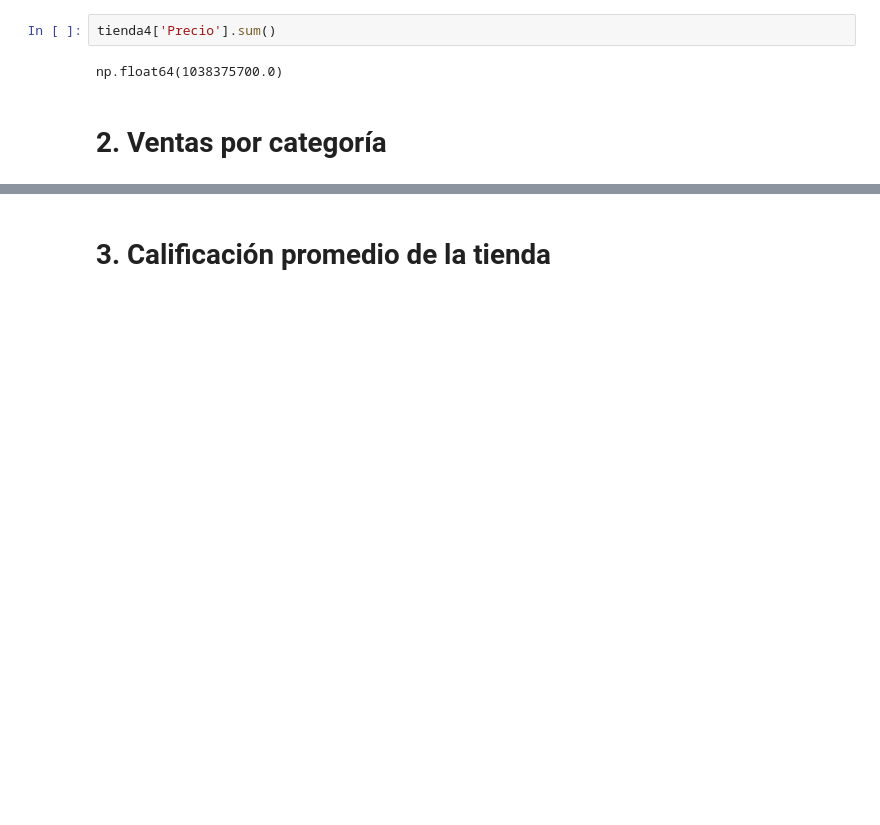
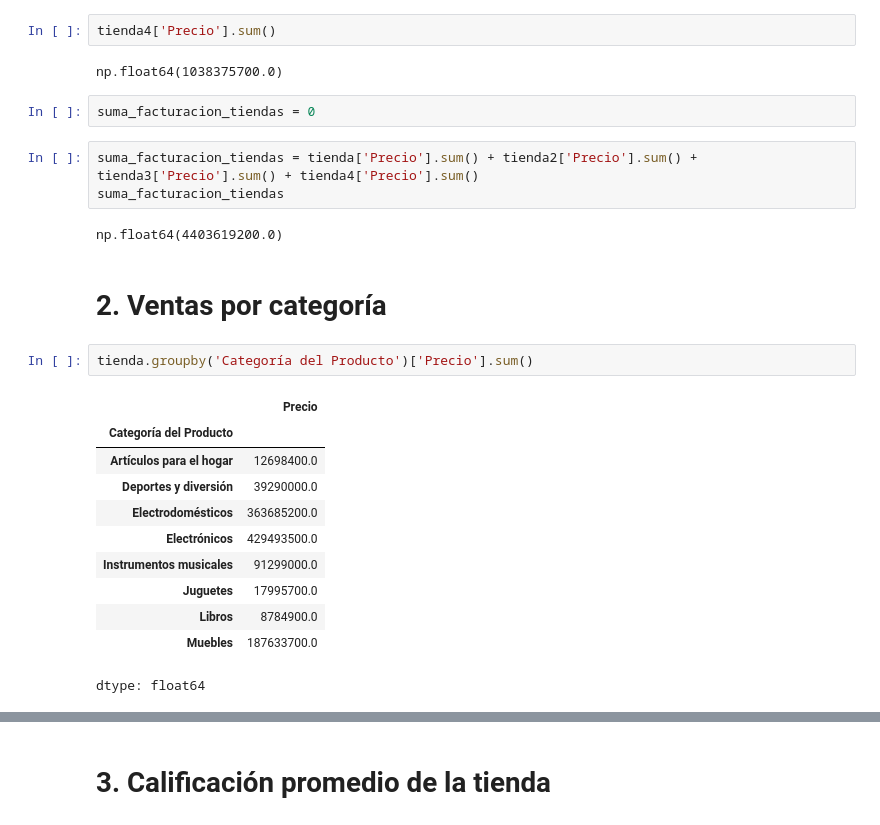
Before and after one commit to Gaby46Pe/AprendiendoGit, a Jupyter notebook: AluraStoreLatam.ipynb, the cells around one changed output, grey strips where cells are left out. Drawn from its saved outputs; the diff is of its cells as text; blank space fills up the shorter version.

```diff
--- a/AluraStoreLatam.ipynb
+++ b/AluraStoreLatam.ipynb
@@ -245,5 +245,26 @@ np.float64(1098019600.0)
 tienda4['Precio'].sum()
 # %% [output]
 np.float64(1038375700.0)
+# %%
+suma_facturacion_tiendas = 0
+# %%
+suma_facturacion_tiendas = tienda['Precio'].sum() + tienda2['Precio'].sum() + tienda3['Precio'].sum() + tienda4['Precio'].sum()
+suma_facturacion_tiendas
+# %% [output]
+np.float64(4403619200.0)
 # %% [markdown]
 # 2. Ventas por categoría
+# %%
+tienda.groupby('Categoría del Producto')['Precio'].sum()
+# %% [output]
+|  | Precio |
+| Categoría del Producto |  |
+| Artículos para el hogar | 12698400.0 |
+| Deportes y diversión | 39290000.0 |
+| Electrodomésticos | 363685200.0 |
+| Electrónicos | 429493500.0 |
+| Instrumentos musicales | 91299000.0 |
+| Juguetes | 17995700.0 |
+| Libros | 8784900.0 |
+| Muebles | 187633700.0 |
+dtype: float64
```
Also changed, not shown: parts of 4 cells of this notebook.
